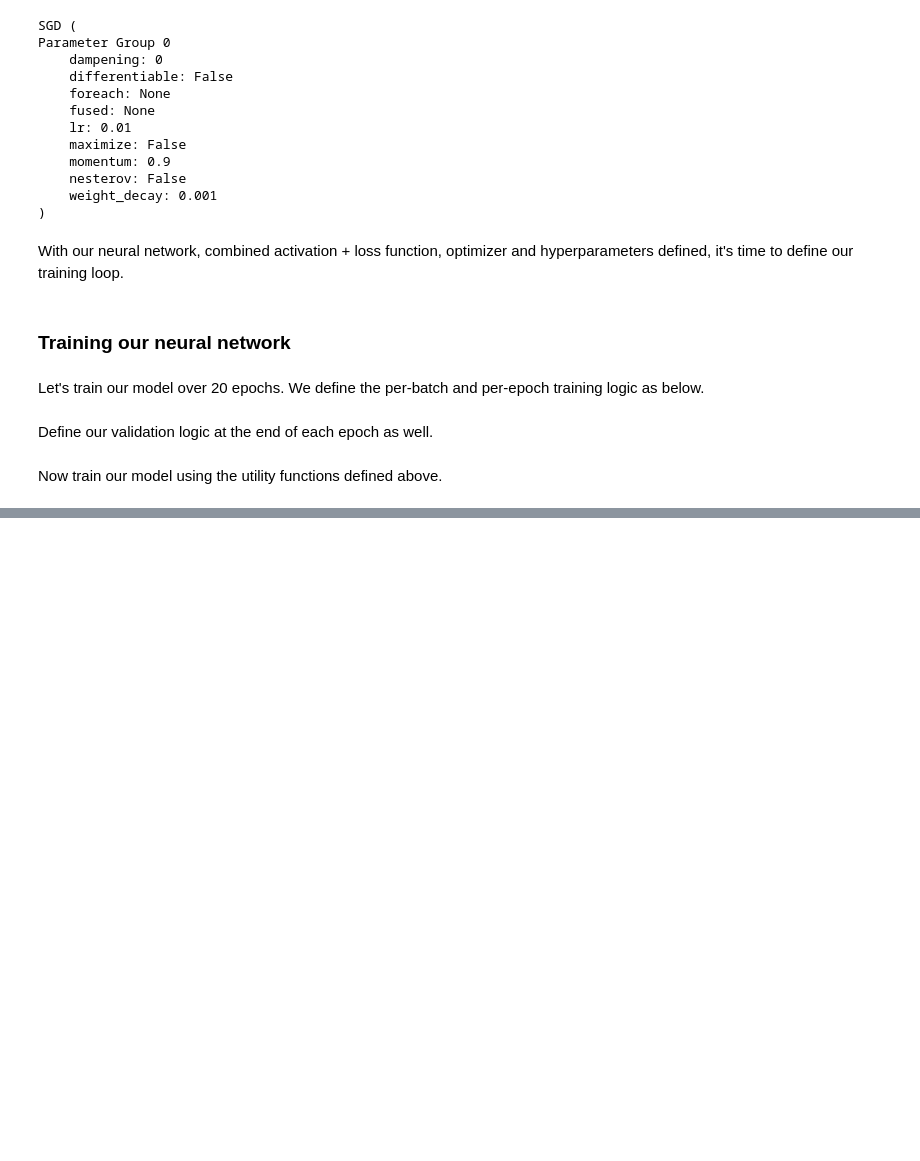
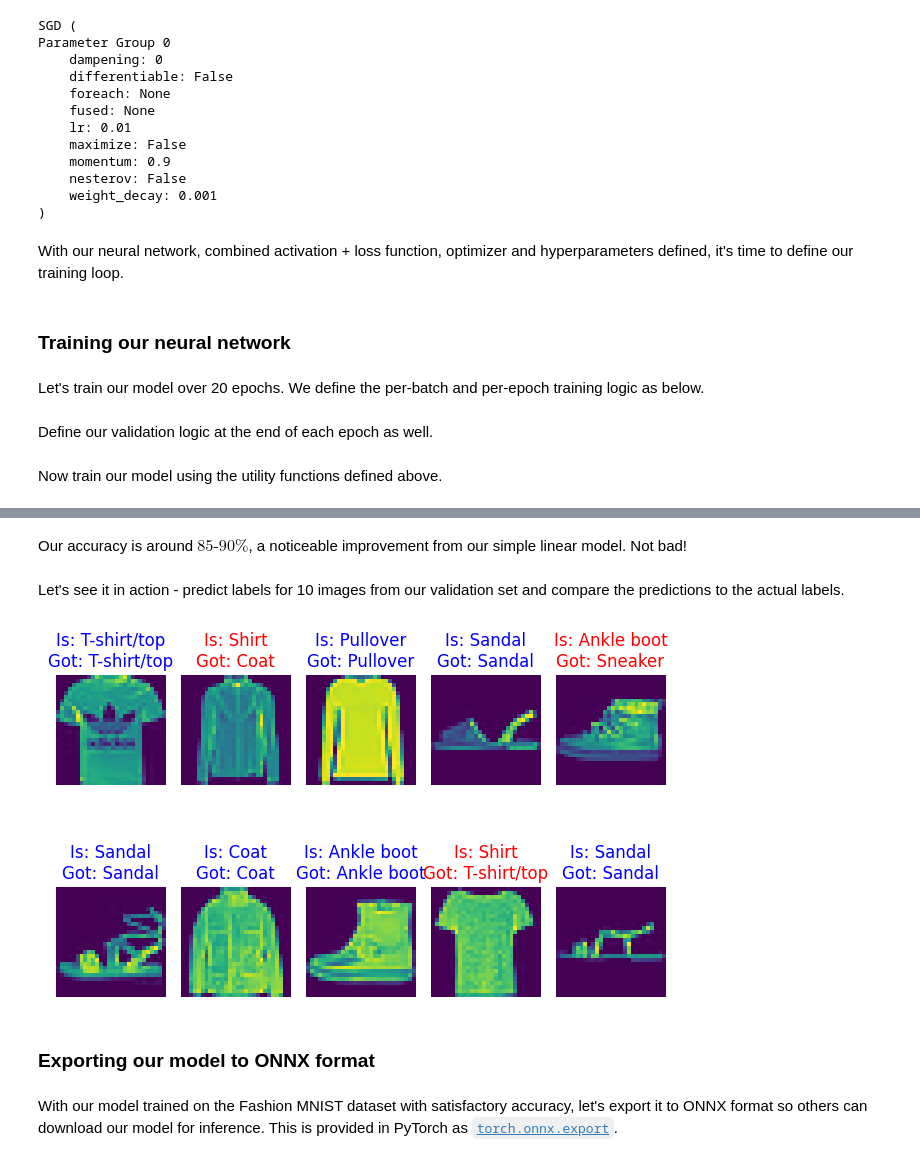
Before and after one commit to DonaldKellett/my-ascend-notebooks, a Jupyter notebook: orangepiaipro-20t/09-fashion-mnist-pytorch-ascend/00-train-save.ipynb, the cells around one changed output, grey strips where cells are left out. Drawn from its saved outputs; the diff is of its cells as text; code cells hidden in the pictures; blank space fills up the shorter version.

Commit message:
Complete PyTorch Ascend notebook experiment

```diff
--- a/orangepiaipro-20t/09-fashion-mnist-pytorch-ascend/00-train-save.ipynb
+++ b/orangepiaipro-20t/09-fashion-mnist-pytorch-ascend/00-train-save.ipynb
@@ -469,0 +486,15 @@ TODO
+# %%
+X_test = None
+y_test = None
+
+model.eval()
+with torch.no_grad():
+    X_test, y_test = next(iter(test_loader))
+    y_hat = model(X_test.to(gpu_0))
+    y_test = y_test.to(gpu_0)
+    loss = criterion(y_hat, y_test).item()
+    y_hat = torch.argmax(y_hat, dim=1)
+    total = 10000
+    correct = (y_hat == y_test).sum().item()
+    accuracy = correct / total
+    print(f'Loss: {loss:.4f}, Accuracy: {accuracy:.4f}')
@@ -469,0 +503,29 @@ TODO
+# %% [markdown]
+Our accuracy is around $85 \text{-} 90\%$, a noticeable improvement from our simple linear model. Not bad!
+# %% [markdown]
+Let's see it in action - predict labels for 10 images from our validation set and compare the predictions to the actual labels.
+# %%
+X_test_10, y_test_10 = X_test[:10], y_test[:10]
+y_hat = model(X_test_10.to(gpu_0))
+y_hat = torch.argmax(y_hat, dim=1)
+X_test_10 = X_test_10.numpy()
+y_hat = y_hat.cpu().numpy()
+y_test_10 = y_test_10.cpu().numpy()
+
+fig, axes = plt.subplots(2, 5)
+for axis_idx, axis in enumerate(axes.flatten()):
+    predicted = y_hat[axis_idx]
+    actual = y_test_10[axis_idx]
+    correct = (predicted == actual).item()
+    color = 'blue' if correct else 'red'
+    axis.set_title(f'Is: {LABELS[actual]}\nGot: {LABELS[predicted]}', color=color)
+    axis.imshow(X_test_10[axis_idx].transpose(1, 2, 0))
+    axis.axis('off')
+fig.tight_layout()
+fig.show()
+# %% [output]
+[figure, added]
+# %% [markdown]
+### Exporting our model to ONNX format
+# %% [markdown]
+With our model trained on the Fashion MNIST dataset with satisfactory accuracy, let's export it to ONNX format so others can download our model for inference. This is provided in PyTorch as [`torch.onnx.export`](https://docs.pytorch.org/docs/2.8/onnx_dynamo.html#torch.onnx.export).
```
Also changed, not shown: parts of 23 cells of this notebook, 1 other file.
